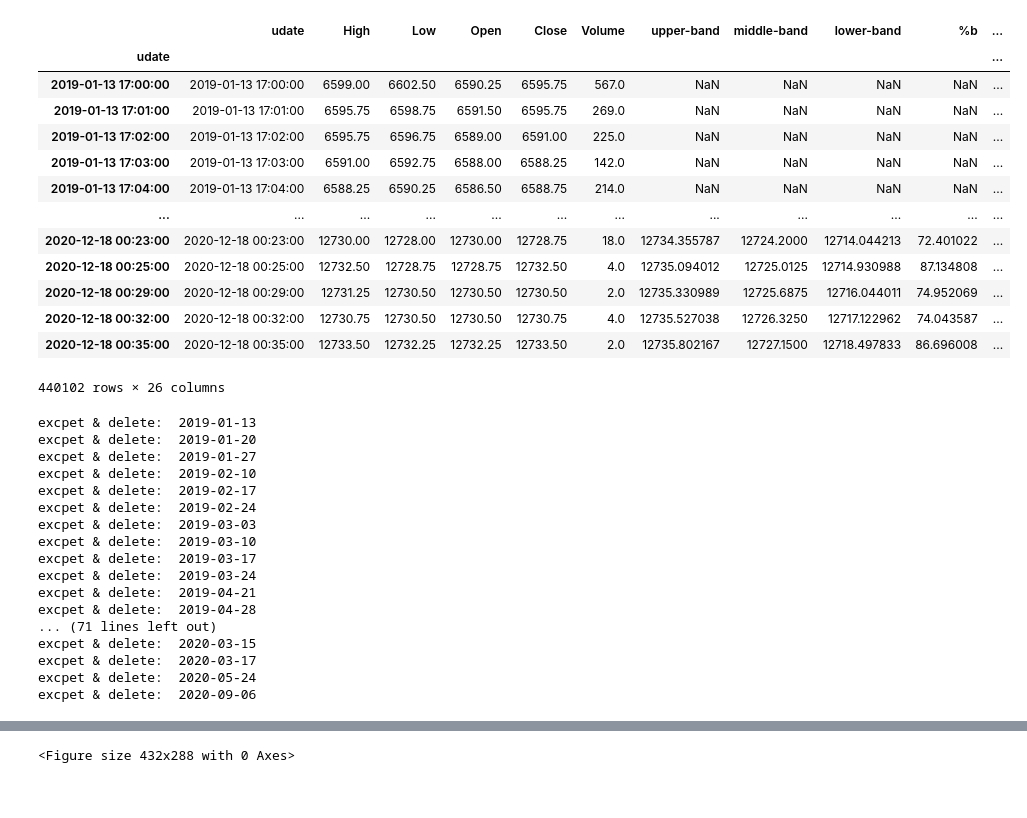
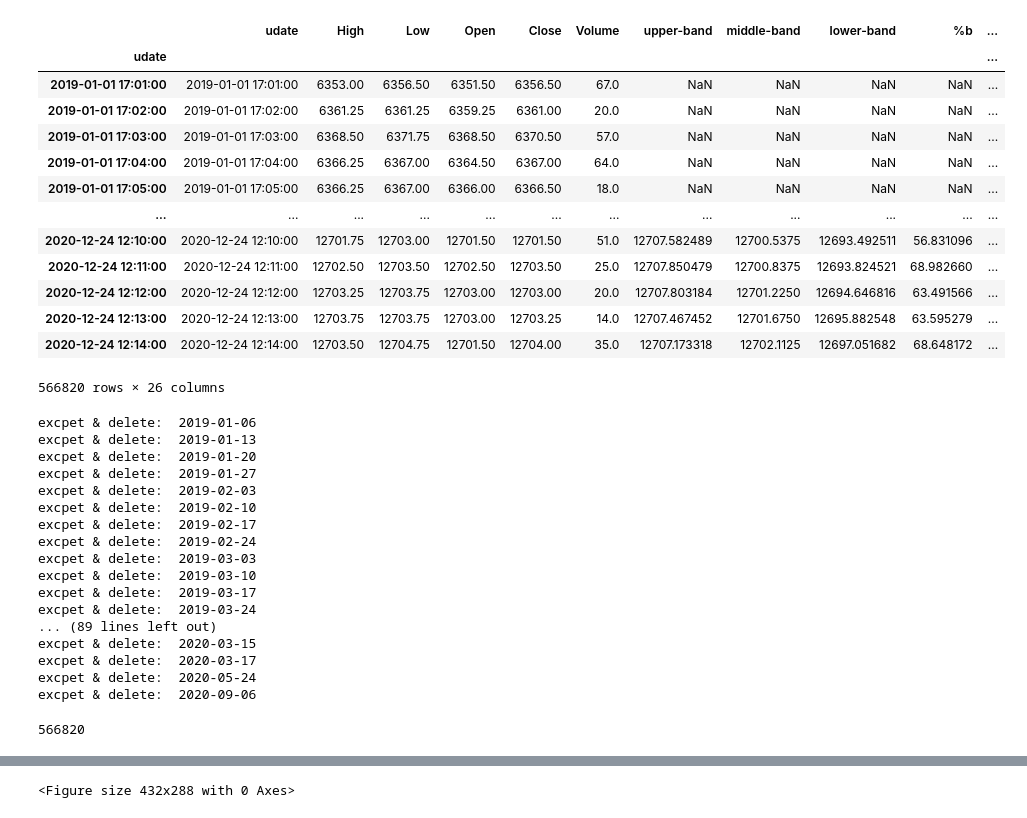
Before and after one commit to webclinic017/dbpower-machine-learning-project, a Jupyter notebook: nq9.ipynb, the cells around one changed output, grey strips where cells are left out. Drawn from its saved outputs; the diff is of its cells as text; code cells hidden in the pictures.

Commit message:
Updated nq9 & common.py

```diff
--- a/nq9.ipynb
+++ b/nq9.ipynb
@@ -109,18 +120,20 @@ df2
 # %%
-# 1.8 get data
-path_db = os.path.abspath(os.path.join('data', 'nq', 'data', 'nq.db'))
-db = sqlite3.connect(path_db)
-cursor = db.cursor()
-stmt1 = "select * from nq where strftime('%S', udate) == '00' order by udate"
-#stmt1 = "select * from nq where (strftime('%S', udate) == '00' or strftime('%S', udate) == '15' or strftime('%S', udate) == '30' or strftime('%S', udate) == '45') and udate>='2019-10-17' order by udate limit 1300000"
-df2 = pd.read_sql_query(stmt1, db)
-db.commit()
-cursor.close()
-db.close()
+if is_use_sqlite:
+    # 1.8 get data
+    #path_db1 = os.path.abspath(os.path.join('data', 'nq', 'data', 'nq.db'))
+    path_db2 = os.path.abspath(os.path.join('data', 'nq', 'data-15s', 'nq-15s.db'))
+    db = sqlite3.connect(path_db2)
+    cursor = db.cursor()
+    stmt1 = "select * from nq where strftime('%S', udate) == '00' order by udate"
+    stmt2 = "select * from nq where (strftime('%S', udate) == '00' or strftime('%S', udate) == '15' or strftime('%S', udate) == '30' or strftime('%S', udate) == '45') and udate>='2019-10-17' order by udate limit 1300000"
+    df2 = pd.read_sql_query(stmt1, db)
+    db.commit()
+    cursor.close()
+    db.close()
 
-df2.rename(columns={'high': 'High', 'low': 'Low', 'open': 'Open', 'close': 'Close', 'vol': 'Volume'}, inplace=True)
-types3 = {'udate': 'object', 'High': 'float64', 'Low': 'float64', 'Open': 'float64', 'Close': 'float64', 'Volume': 'int64'}
-df2.astype(types3).dtypes
-df2.udate = pd.to_datetime(df2.udate)
-df2.index = pd.to_datetime(df2.udate)
-df2
+    df2.rename(columns={'high': 'High', 'low': 'Low', 'open': 'Open', 'close': 'Close', 'vol': 'Volume'}, inplace=True)
+    types3 = {'udate': 'object', 'High': 'float64', 'Low': 'float64', 'Open': 'float64', 'Close': 'float64', 'Volume': 'int64'}
+    df2.astype(types3).dtypes
+    df2.udate = pd.to_datetime(df2.udate)
+    df2.index = pd.to_datetime(df2.udate)
+    df2
@@ -200,47 +198,51 @@ weight = 1.5
 df3['macd'], df3['macdsignal'], df3['macdhist'] = talib.MACD(closes, fastperiod=12*weight, slowperiod=26*weight, signalperiod=9*weight)
 # 2.4 RSI
 df3['rsi-2'] = talib.RSI(closes, timeperiod=14*weight)
 df3['rsi'] = df3['rsi-2']
 df3['rsi'].loc[((df3['rsi'] < 85) & (df3['rsi'] > 25))] = 0
 # 2.5 KDJ
 df3['k-kdj'], df3['d-kdj'], df3['j-kdj'] = common.kdj(highs, lows, closes, window_size=5)
 df3['diff-kdj'] = df3['k-kdj']-df3['d-kdj']
 df3['j-kdj'].loc[((df3['j-kdj'] > 20) & (df3['j-kdj'] < 100))] = 0
 # 3.6 VWAP 成交量加權平均價格
 period = []
 for v in period:
     df3['typical-price'] = (df3['High'] + df3['Low'] + df3['Close']) / 3
     df3['turnover'] = df3['typical-price'] * df3['Volume']
     df3['cum-turnover-'+str(v)] = df3['turnover'].rolling(window=v).sum()
     df3['cum-volume-'+str(v)] = df3['Volume'].rolling(window=v).sum()
     df3['vwap-'+str(v)] = df3['cum-turnover-'+str(v)] / df3['cum-volume-'+str(v)]
     df3['vwap-'+str(v)] = df3['vwap-'+str(v)].replace([np.inf, -np.inf], 0)
     df3['vwap-'+str(v)].fillna(0, inplace=True)
     drop_list_1 = ['turnover', 'typical-price', 'cum-turnover-'+str(v), 'cum-volume-'+str(v)]
     df3.drop(drop_list_1, axis=1, inplace=True)
 # 3.7 SMA 均線
-for v in [15, 50, 100, 200]:
-    df3['sma-'+str(v)]= talib.EMA(closes, timeperiod=v)
+#for v in [15, 50, 100, 200]:
+#    df3['sma-'+str(v)]= talib.EMA(closes, timeperiod=v)
 # 3.8 VOL EMA
 df3['vol-ema5'] = talib.EMA(vols, timeperiod=5)
+df3['hma-16']= common.HMA(closes, period=16)
+df3['hma-64']= common.HMA(closes, period=64)
+df3['hma-100']= common.HMA(closes, period=100)
+df3['hma-256']= common.HMA(closes, period=256)
 # 3.9 P-SAR 抛物线
 #df3['p-sar'] = talib.SAR(highs, lows, acceleration=0.02, maximum=0.2)
 df3
 # %% [output]
 |  | udate | High | Low | Open | Close | Volume | upper-band | middle-band | lower-band | %b | ... |
 | udate |  |  |  |  |  |  |  |  |  |  | ... |
-| 2019-01-13 17:00:00 | 2019-01-13 17:00:00 | 6599.00 | 6602.50 | 6590.25 | 6595.75 | 567.0 | NaN | NaN | NaN | NaN | ... |
-| 2019-01-13 17:01:00 | 2019-01-13 17:01:00 | 6595.75 | 6598.75 | 6591.50 | 6595.75 | 269.0 | NaN | NaN | NaN | NaN | ... |
-| 2019-01-13 17:02:00 | 2019-01-13 17:02:00 | 6595.75 | 6596.75 | 6589.00 | 6591.00 | 225.0 | NaN | NaN | NaN | NaN | ... |
-| 2019-01-13 17:03:00 | 2019-01-13 17:03:00 | 6591.00 | 6592.75 | 6588.00 | 6588.25 | 142.0 | NaN | NaN | NaN | NaN | ... |
-| 2019-01-13 17:04:00 | 2019-01-13 17:04:00 | 6588.25 | 6590.25 | 6586.50 | 6588.75 | 214.0 | NaN | NaN | NaN | NaN | ... |
+| 2019-01-01 17:01:00 | 2019-01-01 17:01:00 | 6353.00 | 6356.50 | 6351.50 | 6356.50 | 67.0 | NaN | NaN | NaN | NaN | ... |
+| 2019-01-01 17:02:00 | 2019-01-01 17:02:00 | 6361.25 | 6361.25 | 6359.25 | 6361.00 | 20.0 | NaN | NaN | NaN | NaN | ... |
+| 2019-01-01 17:03:00 | 2019-01-01 17:03:00 | 6368.50 | 6371.75 | 6368.50 | 6370.50 | 57.0 | NaN | NaN | NaN | NaN | ... |
+| 2019-01-01 17:04:00 | 2019-01-01 17:04:00 | 6366.25 | 6367.00 | 6364.50 | 6367.00 | 64.0 | NaN | NaN | NaN | NaN | ... |
+| 2019-01-01 17:05:00 | 2019-01-01 17:05:00 | 6366.25 | 6367.00 | 6366.00 | 6366.50 | 18.0 | NaN | NaN | NaN | NaN | ... |
 | ... | ... | ... | ... | ... | ... | ... | ... | ... | ... | ... | ... |
-| 2020-12-18 00:23:00 | 2020-12-18 00:23:00 | 12730.00 | 12728.00 | 12730.00 | 12728.75 | 18.0 | 12734.355787 | 12724.2000 | 12714.044213 | 72.401022 | ... |
-| 2020-12-18 00:25:00 | 2020-12-18 00:25:00 | 12732.50 | 12728.75 | 12728.75 | 12732.50 | 4.0 | 12735.094012 | 12725.0125 | 12714.930988 | 87.134808 | ... |
-| 2020-12-18 00:29:00 | 2020-12-18 00:29:00 | 12731.25 | 12730.50 | 12730.50 | 12730.50 | 2.0 | 12735.330989 | 12725.6875 | 12716.044011 | 74.952069 | ... |
-| 2020-12-18 00:32:00 | 2020-12-18 00:32:00 | 12730.75 | 12730.50 | 12730.50 | 12730.75 | 4.0 | 12735.527038 | 12726.3250 | 12717.122962 | 74.043587 | ... |
-| 2020-12-18 00:35:00 | 2020-12-18 00:35:00 | 12733.50 | 12732.25 | 12732.25 | 12733.50 | 2.0 | 12735.802167 | 12727.1500 | 12718.497833 | 86.696008 | ... |
+| 2020-12-24 12:10:00 | 2020-12-24 12:10:00 | 12701.75 | 12703.00 | 12701.50 | 12701.50 | 51.0 | 12707.582489 | 12700.5375 | 12693.492511 | 56.831096 | ... |
+| 2020-12-24 12:11:00 | 2020-12-24 12:11:00 | 12702.50 | 12703.50 | 12702.50 | 12703.50 | 25.0 | 12707.850479 | 12700.8375 | 12693.824521 | 68.982660 | ... |
+| 2020-12-24 12:12:00 | 2020-12-24 12:12:00 | 12703.25 | 12703.75 | 12703.00 | 12703.00 | 20.0 | 12707.803184 | 12701.2250 | 12694.646816 | 63.491566 | ... |
+| 2020-12-24 12:13:00 | 2020-12-24 12:13:00 | 12703.75 | 12703.75 | 12703.00 | 12703.25 | 14.0 | 12707.467452 | 12701.6750 | 12695.882548 | 63.595279 | ... |
+| 2020-12-24 12:14:00 | 2020-12-24 12:14:00 | 12703.50 | 12704.75 | 12701.50 | 12704.00 | 35.0 | 12707.173318 | 12702.1125 | 12697.051682 | 68.648172 | ... |
-440102 rows × 26 columns
+566820 rows × 26 columns
 # %%
 # 4.0 draw chart
 drop_list_2 = []
@@ -279,7 +281,7 @@ def draw_worker(df4_2, day):
         print('do not draw:', k, '\n')
 
 # 4.5 multi processing
-pool = mp.Pool(processes=4, maxtasksperchild=4)
+pool = mp.Pool(processes=8, maxtasksperchild=8)
 # 4.6 draw
 df4 = df3.copy(deep=True)
 data2 = separate_daily(df4, 'dict')
@@ -315,9 +317,11 @@ for k in drop_list_2:
     data2.pop(k, None)
     print('excpet & delete: ', k)
 # %% [output]
+excpet & delete:  2019-01-06
 excpet & delete:  2019-01-13
 excpet & delete:  2019-01-20
 excpet & delete:  2019-01-27
+excpet & delete:  2019-02-03
 excpet & delete:  2019-02-10
 excpet & delete:  2019-02-17
 excpet & delete:  2019-02-24
@@ -325,9 +329,7 @@ excpet & delete:  2019-03-03
 excpet & delete:  2019-03-10
 excpet & delete:  2019-03-17
 excpet & delete:  2019-03-24
-excpet & delete:  2019-04-21
-excpet & delete:  2019-04-28
-... (71 lines left out)
+... (89 lines left out)
 excpet & delete:  2020-03-15
 excpet & delete:  2020-03-17
 excpet & delete:  2020-05-24
@@ -340,13 +342,17 @@ df4_3.drop(df4_3.columns.difference(['udate', 'High', 'Low', 'Open', 'Close', 'V
 data4_1 = [tuple(x) for x in df4_3.values]
 
 # 储存
-path_db = os.path.abspath(os.path.join('data', 'nq', 'data-15s', 'nq.db'))
+path_db = os.path.abspath(os.path.join('data', 'nq', 'data-15s', 'nq-15s.db'))
 db = sqlite3.connect(path_db)
 cursor = db.cursor()
 #cursor.executemany('REPLACE INTO nq (udate, high, low, open, close, vol) VALUES (?, ?, ?, ?, ?, ?)', data4_1)
 db.commit()
 cursor.close()
 db.close()
+
+len(data4_1)
+# %% [output]
+566820
 # %%
 # 5.0 合併
 df5 = pd.DataFrame()
```
Also changed, not shown: parts of 17 cells of this notebook, 1 other file.
